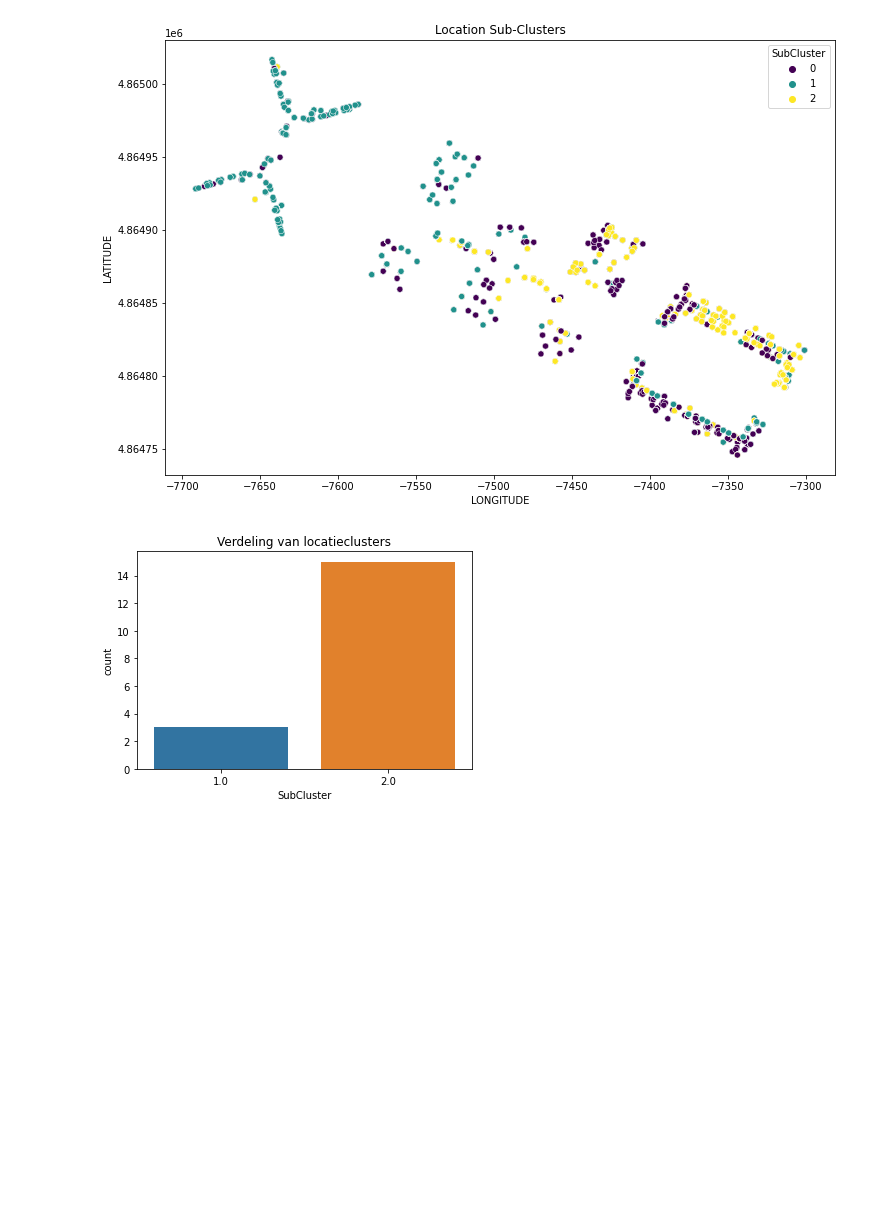
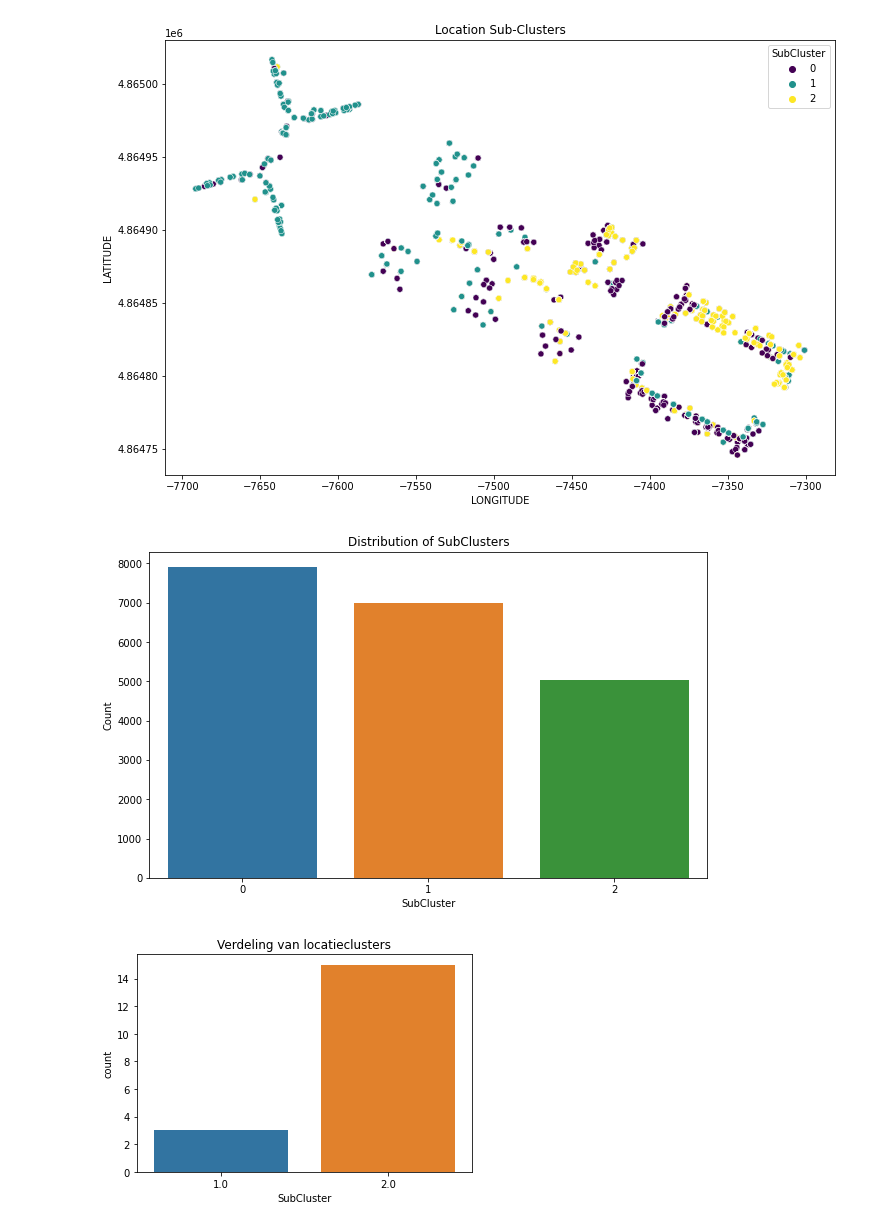
Before and after one commit to KaneDoornbos/B2C3_Casus, a Jupyter notebook: B2C3_B2F2_Casus.ipynb, the cells around one changed output. Drawn from its saved outputs; the diff is of its cells as text; code cells hidden in the pictures; blank space fills up the shorter version.

```diff
--- a/B2C3_B2F2_Casus.ipynb
+++ b/B2C3_B2F2_Casus.ipynb
@@ -171,6 +172,15 @@ plt.title('Location Sub-Clusters')
 plt.show()
 # %% [output]
 [figure]
+# %%
+plt.figure(figsize=(10, 6))
+sns.countplot(x='SubCluster', data=df)
+plt.title('Distribution of SubClusters')
+plt.xlabel('SubCluster')
+plt.ylabel('Count')
+plt.show()
+# %% [output]
+[figure, added]
 # %%
 # Visualisatie van de locatieclusters
 sns.countplot(x='SubCluster', data=grouped_data)
```
Also changed, not shown: parts of 3 cells of this notebook.
